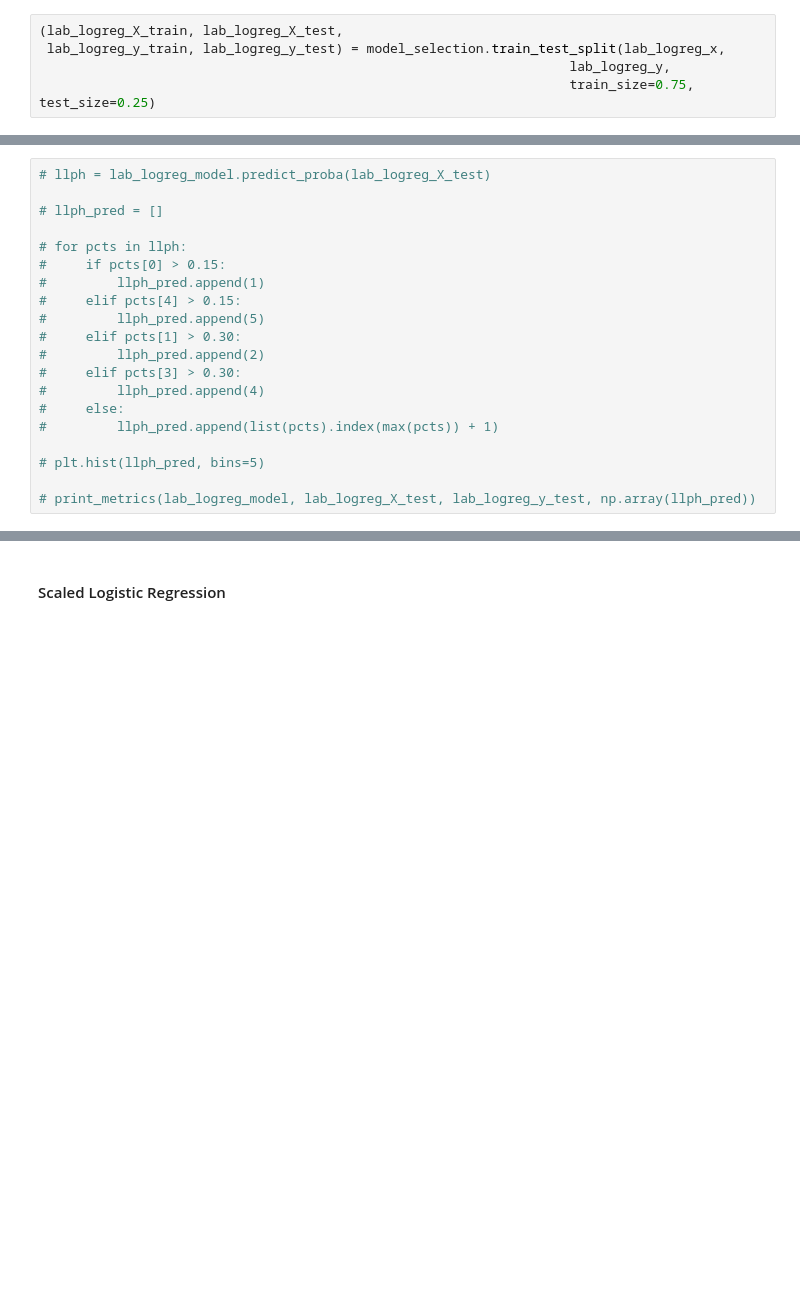
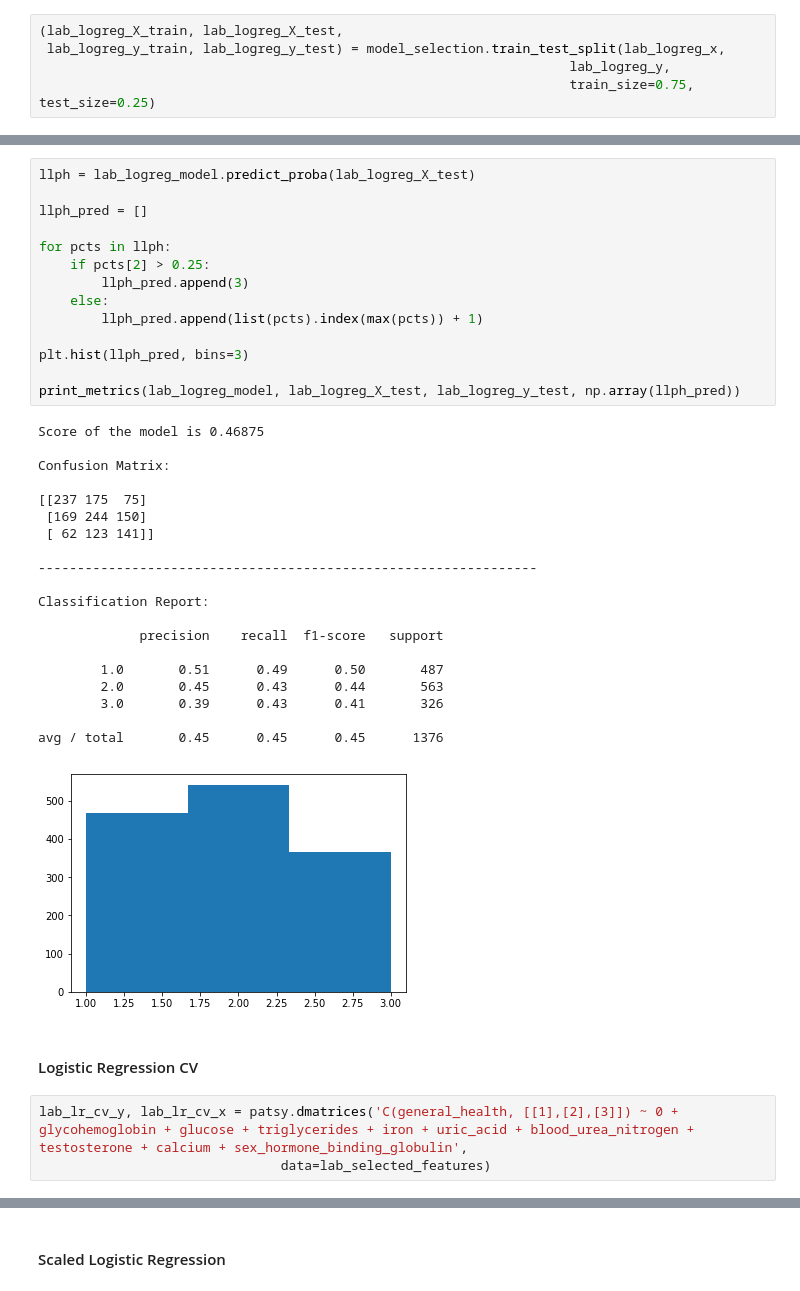
Before and after one commit to oconnoag/NHANES_General_Health_Prediction, a Jupyter notebook: general_health_eda_alijah2.ipynb, the cells around one changed output, grey strips where cells are left out. Cells and saved outputs as stored; diff of their text form; blank space fills up the shorter version.

```diff
--- a/general_health_eda_alijah2.ipynb
+++ b/general_health_eda_alijah2.ipynb
@@ -634,20 +639,40 @@ avg / total       0.50      0.47      0.45      1376
 # %%
-# llph = lab_logreg_model.predict_proba(lab_logreg_X_test)
+llph = lab_logreg_model.predict_proba(lab_logreg_X_test)
 
-# llph_pred = []
+llph_pred = []
 
-# for pcts in llph:
-#     if pcts[0] > 0.15:
-#         llph_pred.append(1)
-#     elif pcts[4] > 0.15:
-#         llph_pred.append(5)
-#     elif pcts[1] > 0.30:
-#         llph_pred.append(2)
-#     elif pcts[3] > 0.30:
-#         llph_pred.append(4)
-#     else:
-#         llph_pred.append(list(pcts).index(max(pcts)) + 1)
+for pcts in llph:
+    if pcts[2] > 0.25:
+        llph_pred.append(3)
+    else:
+        llph_pred.append(list(pcts).index(max(pcts)) + 1)
 
-# plt.hist(llph_pred, bins=5)
+plt.hist(llph_pred, bins=3)
 
-# print_metrics(lab_logreg_model, lab_logreg_X_test, lab_logreg_y_test, np.array(llph_pred))
+print_metrics(lab_logreg_model, lab_logreg_X_test, lab_logreg_y_test, np.array(llph_pred))
+# %% [output]
+Score of the model is 0.46875
+
+Confusion Matrix:
+
+[[237 175  75]
+ [169 244 150]
+ [ 62 123 141]]
+
+----------------------------------------------------------------
+
+Classification Report:
+
+             precision    recall  f1-score   support
+
+        1.0       0.51      0.49      0.50       487
+        2.0       0.45      0.43      0.44       563
+        3.0       0.39      0.43      0.41       326
+
+avg / total       0.45      0.45      0.45      1376
+[figure, added]
+# %% [markdown]
+#### Logistic Regression CV
+# %%
+lab_lr_cv_y, lab_lr_cv_x = patsy.dmatrices('C(general_health, [[1],[2],[3]]) ~ 0 + glycohemoglobin + glucose + triglycerides + iron + uric_acid + blood_urea_nitrogen + testosterone + calcium + sex_hormone_binding_globulin',
+                               data=lab_selected_features)
```
Also changed, not shown: parts of 7 cells of this notebook.
